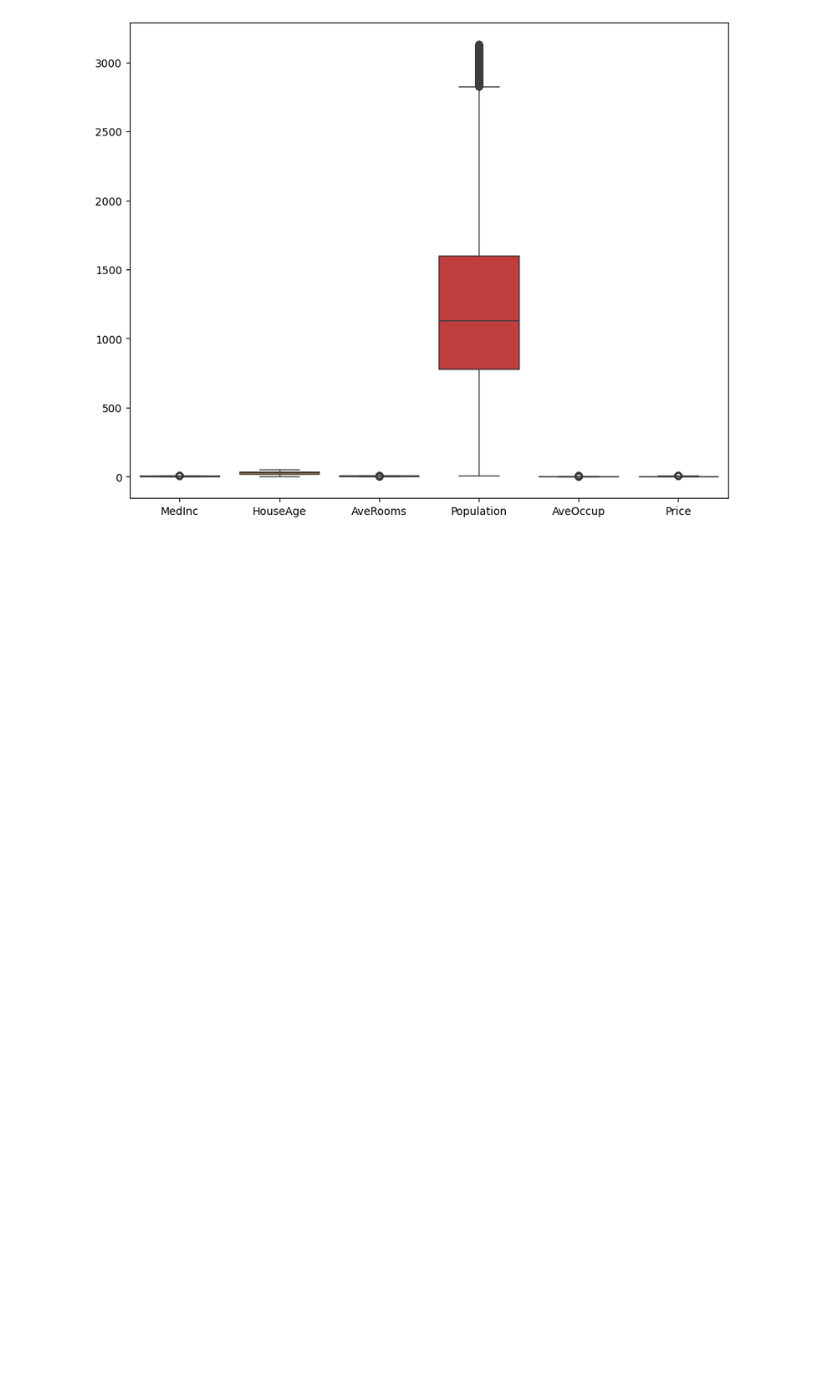
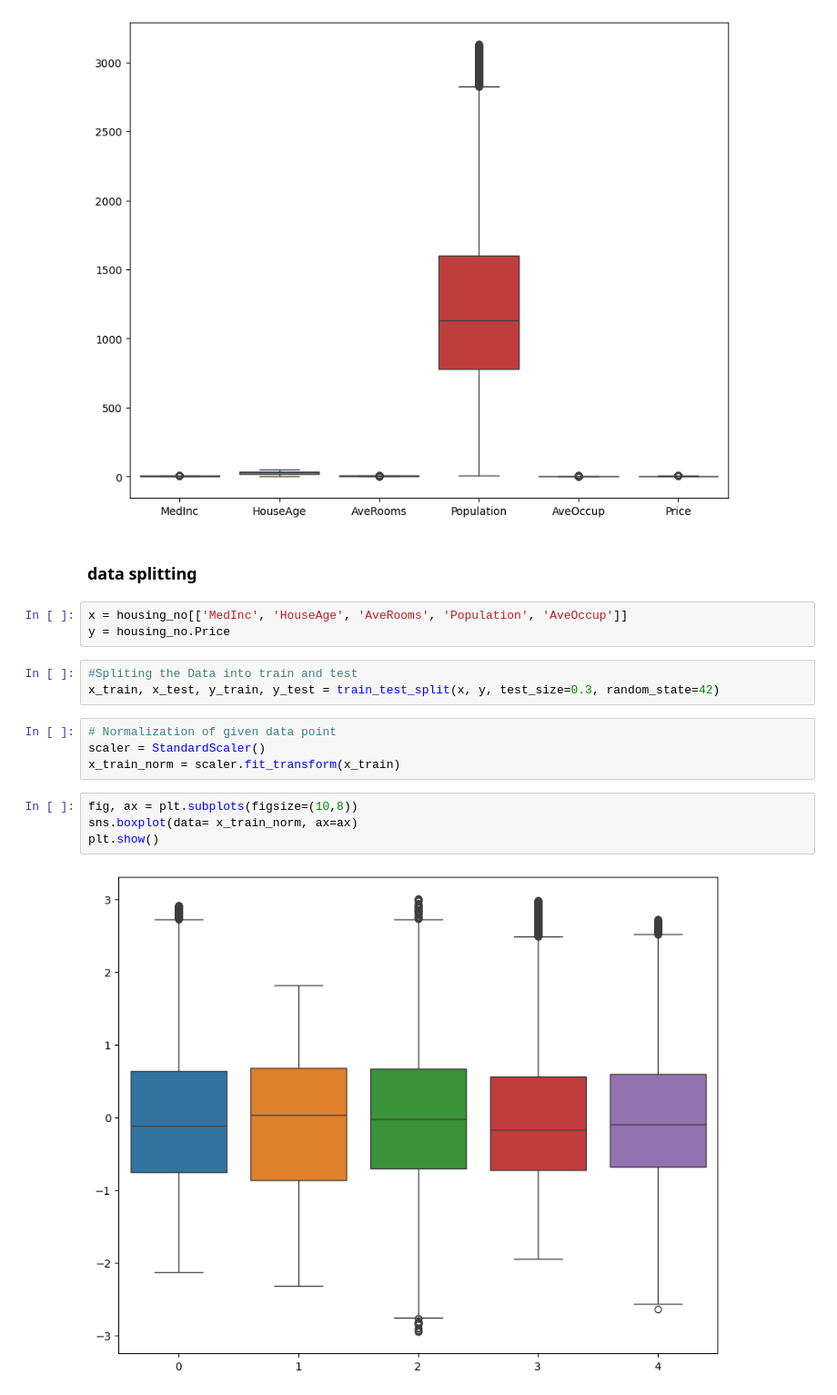
Before and after one commit to haricharnbytes/housing_marketing_analysis, a Jupyter notebook: california.ipynb, the cells around one changed output. Shown at 91% size. Drawn from its saved outputs; the diff is of its cells as text; blank space fills up the shorter version.

Commit message:
data splitting

```diff
--- a/california.ipynb
+++ b/california.ipynb
@@ -177,3 +177,21 @@ sns.boxplot(data= housing_no, ax=ax)
 plt.show()
 # %% [output]
 [figure]
+# %% [markdown]
+### data splitting
+# %%
+x = housing_no[['MedInc', 'HouseAge', 'AveRooms', 'Population', 'AveOccup']]
+y = housing_no.Price
+# %%
+#Spliting the Data into train and test
+x_train, x_test, y_train, y_test = train_test_split(x, y, test_size=0.3, random_state=42)
+# %%
+# Normalization of given data point
+scaler = StandardScaler()
+x_train_norm = scaler.fit_transform(x_train)
+# %%
+fig, ax = plt.subplots(figsize=(10,8))
+sns.boxplot(data= x_train_norm, ax=ax)
+plt.show()
+# %% [output]
+[figure, added]
```
Also changed, not shown: parts of 2 cells of this notebook.
